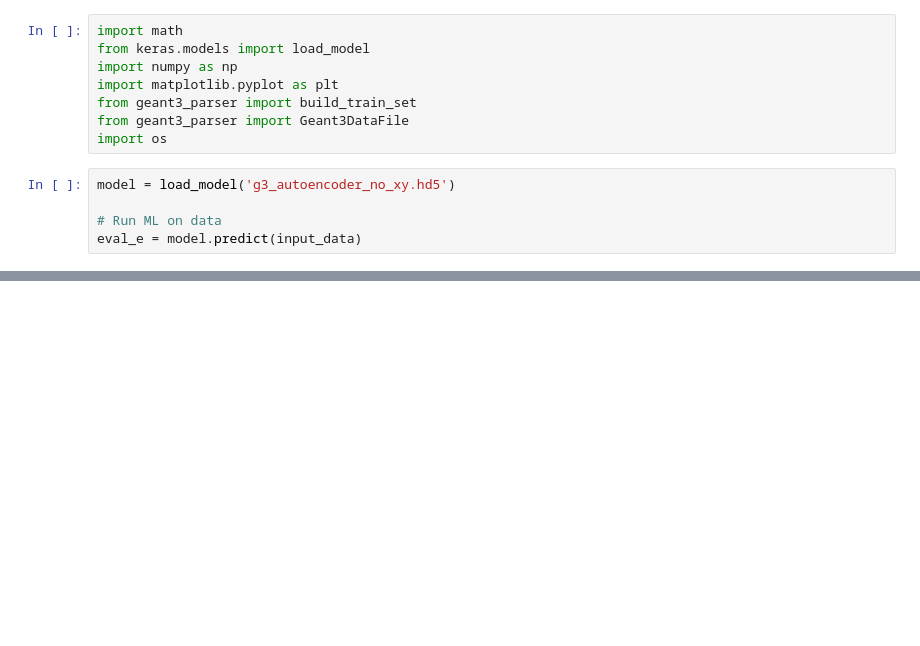
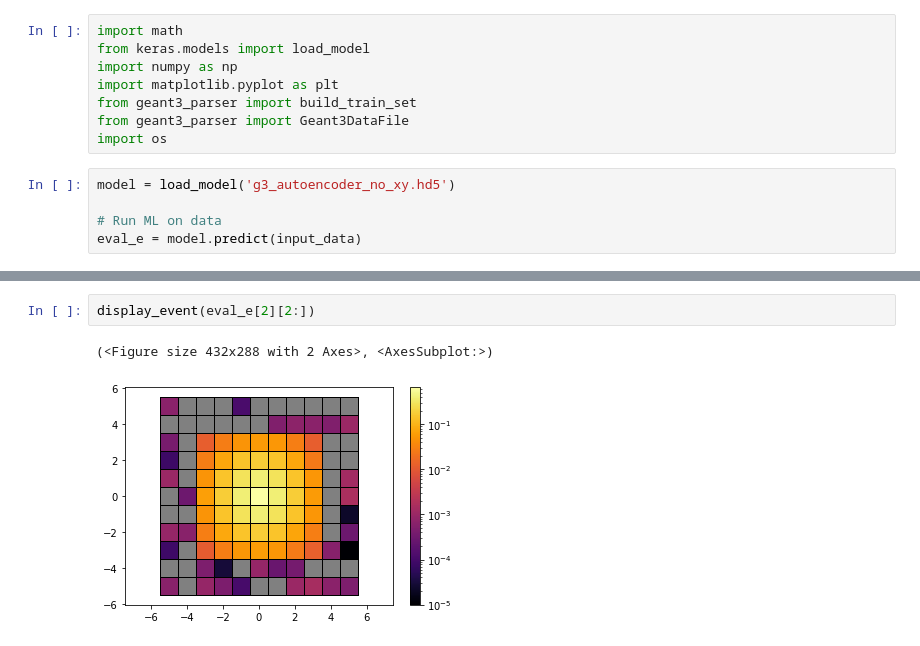
Before and after one commit to DraTeots/eic_ai_pid, a Jupyter notebook: ml_event_display.ipynb, the cells around one changed output, grey strips where cells are left out. Drawn from its saved outputs; the diff is of its cells as text; blank space fills up the shorter version.

```diff
--- a/ml_event_display.ipynb
+++ b/ml_event_display.ipynb
@@ -121,0 +122,5 @@ display_event(eval_e[1][2:])
+# %%
+display_event(eval_e[2][2:])
+# %% [output]
+(<Figure size 432x288 with 2 Axes>, <AxesSubplot:>)
+[figure, added]
```
Also changed, not shown: parts of 8 cells of this notebook, 2 other files.
